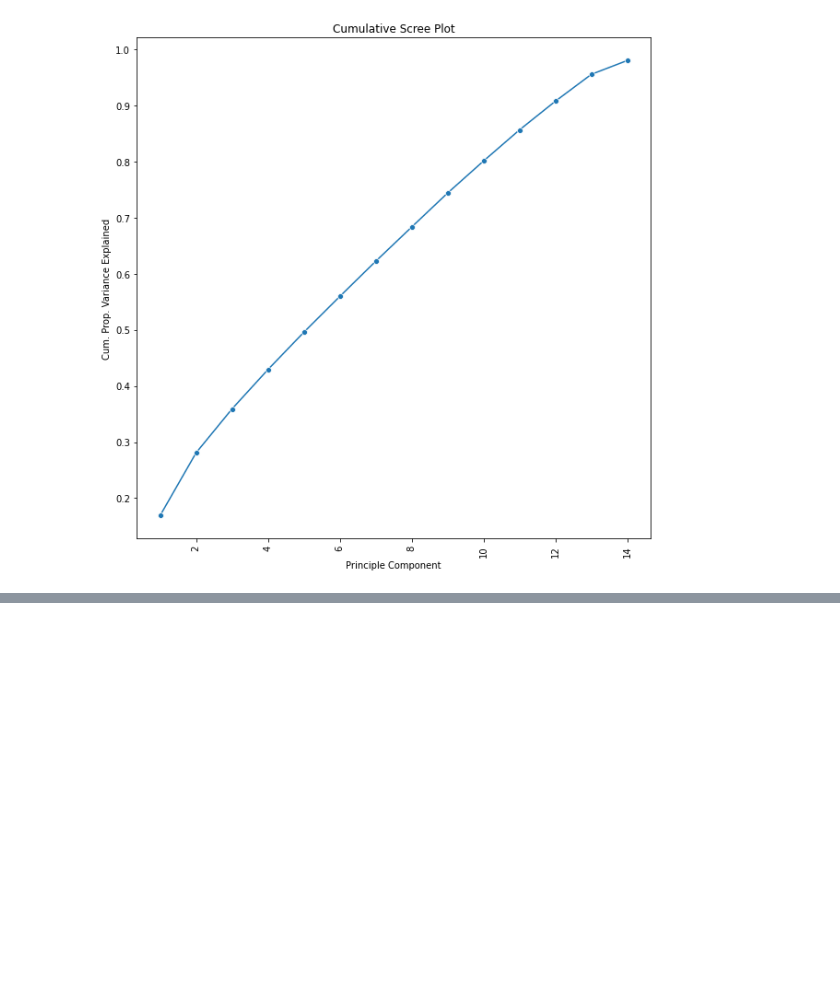
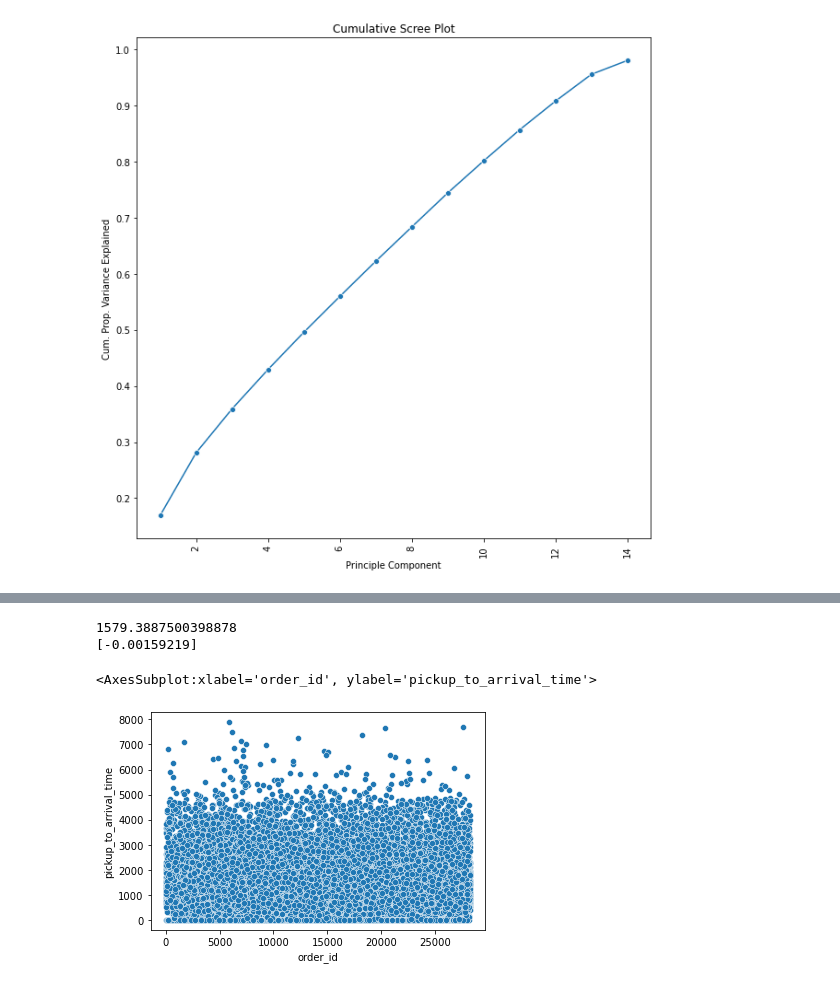
Before and after one commit to jeremylee73/ix-sendy-logistics, a Jupyter notebook: sendy-logistics.ipynb, the cells around one changed output, grey strips where cells are left out. Cells and saved outputs as stored; diff of their text form; code cells hidden in the pictures; blank space fills up the shorter version.

```diff
--- a/sendy-logistics.ipynb
+++ b/sendy-logistics.ipynb
@@ -155,3 +155,17 @@ train_pcs.head()
 | 2 | -0.760128 | -0.908211 | -1.593468 | -0.056561 | 0.070582 | -0.711655 | 0.870340 | -2.200820 | -0.207412 | -0.055288 | -0.349951 | ... |
 | 3 | -0.413675 | -0.292610 | -0.083650 | 0.003881 | 0.061995 | 0.823508 | 0.429542 | -0.269254 | -0.941953 | -1.626428 | 0.951779 | ... |
 | 4 | 4.447018 | -0.526868 | 0.352507 | 0.307751 | -1.946482 | 0.247814 | -1.835119 | 0.081959 | -0.038116 | -1.810311 | 0.137308 | ... |
+# %%
+from sklearn.linear_model import LinearRegression
+model = LinearRegression()
+# %%
+model.fit(X=train[["order_id"]], y=train["pickup_to_arrival_time"])
+print(model.intercept_)
+print(model.coef_)
+sns.scatterplot(x="order_id", y="pickup_to_arrival_time", data=train)
+# Order ID should not be used to predict outcome
+# %% [output]
+1579.3887500398878
+[-0.00159219]
+<AxesSubplot:xlabel='order_id', ylabel='pickup_to_arrival_time'>
+[figure, added]
```
Also changed, not shown: parts of 6 cells of this notebook, 1 other file.
